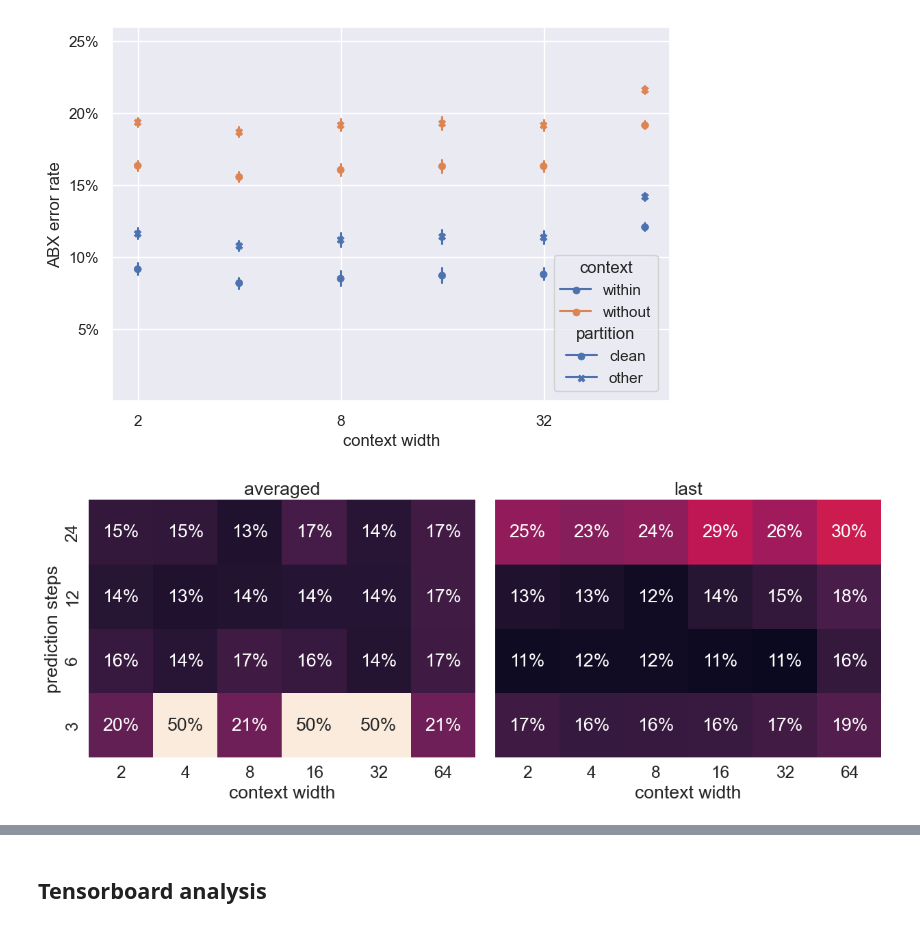
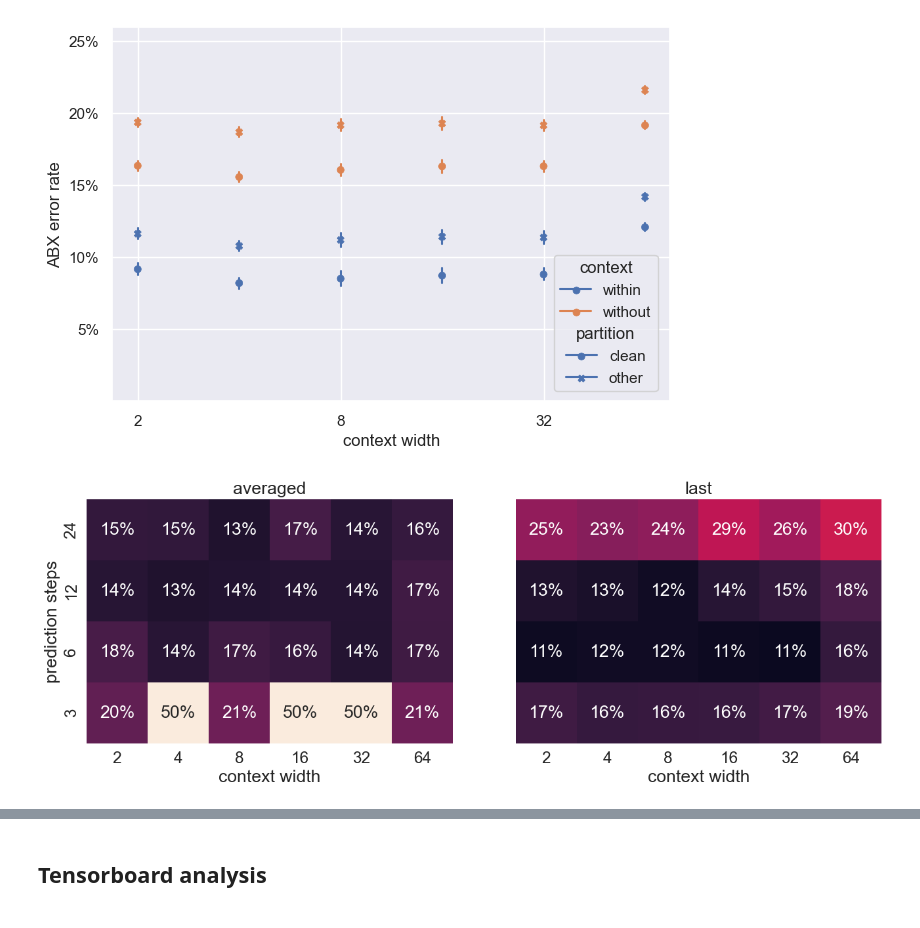
Before and after one commit to sdrobert/scpc, a Jupyter notebook: scripts/analyze.ipynb, the cells around one changed output, grey strips where cells are left out. Saved outputs shown, nothing was run; the diff lists cells and outputs as text; code cells hidden in the pictures.

```diff
--- a/scripts/analyze.ipynb
+++ b/scripts/analyze.ipynb
@@ -198,7 +203,7 @@ fig.savefig('../resources/libriabx_context_subset_phoneme.pdf')
 # plot libriABX score of context width vs prediction steps (averaged)
 # - this one will show up on the left of our figure, so it doesn't have the cbar
 #   but does have the y axis label
-fig, axs = plt.subplots(1, 2, figsize=(12.8, 4.8), sharey=True)
+fig, axs = plt.subplots(1, 2, figsize=(14, 4.8), sharey=True)
 
 df = filter_data_equal(dfz, {
     "zrc.pca_style": "full",
@@ -215,7 +220,8 @@ df = filter_data_equal(dfz, {
 df = filter_data_in(
     df, {
         "csa.max_width": range(2, 65),
-        "training.cpc_loss.prediction_steps": range(2, 25)
+        "training.cpc_loss.prediction_steps": range(2, 25),
+        "version": range(200)
     }
 )
 check_data(
@@ -245,32 +251,32 @@ df = filter_data_equal(dfz, {
     "csa.dim_feedforward": 1024,
     "csa.num_layers": 1,
     "zrc.speaker_mode": "within",
 })
 df = filter_data_in(
-    df, {"csa.max_width": range(2, 65)}
+    df, {"csa.max_width": range(2, 65), "version": range(200)}
 )
 idx = df['training.cpc_loss.prediction_steps'] == 1
 for n in range(2, 25):
     idx |= (df['training.cpc_loss.prediction_steps'] == n) & (df['training.cpc_loss.gutted_steps'] == (n - 1))
 df = df.loc[idx]
 check_data(
     df,
     "csa.max_width", "zrc.subset", "zrc.score",
     "zrc.context_mode", "training.cpc_loss.offset",
     "training.cpc_loss.prediction_steps",
     "training.cpc_loss.gutted_steps",
 )
 df = df.pivot_table(
     columns="csa.max_width",
     index="training.cpc_loss.prediction_steps",
     values="zrc.score"
 ).sort_values(by='training.cpc_loss.prediction_steps', ascending=False)
 plot = sns.heatmap(df, annot=True, fmt=".0%", vmin=0.1, vmax=0.5, square=True, cbar=False, ax=axs[1])
 plot.set(xlabel='context width', ylabel=None, title='last')
 plot.set_xticklabels([f'{int(x):d}' for x in sorted(df.columns)])
 plot.set_yticklabels([f'{int(x):d}' for x in sorted(df.index, reverse=True)])
 
 fig.tight_layout()
 fig.savefig("../resources/libriabx_prediction_steps_vs_width.pdf")
 # %% [output]
-[figure, old version]
+[figure, new version]
```
Also changed, not shown: parts of 5 cells of this notebook, 3 other files.
